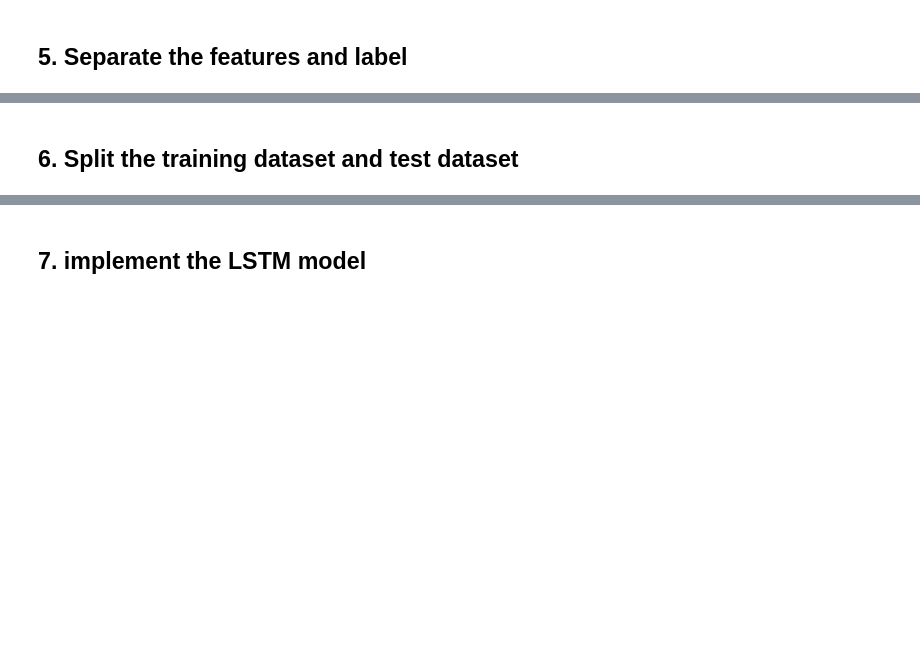
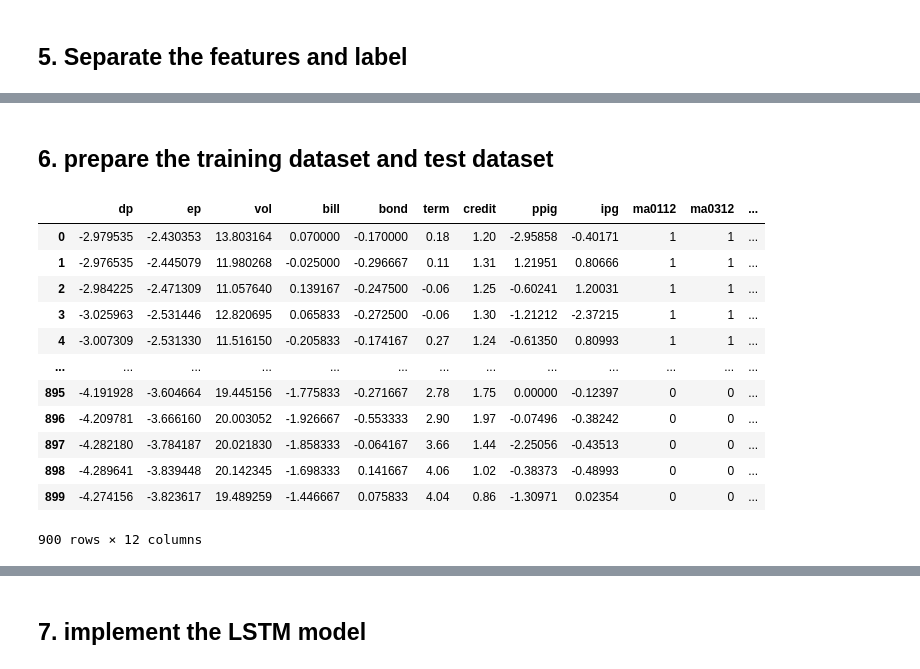
Before and after one commit to wuziqin/wuziqin, a Jupyter notebook: LSTM(07_06_21).ipynb, the cells around one changed output, grey strips where cells are left out. Cells and saved outputs as stored; diff of their text form; code cells hidden in the pictures; blank space fills up the shorter version.

```diff
--- a/LSTM(07_06_21).ipynb
+++ b/LSTM(07_06_21).ipynb
@@ -275,5 +337,5 @@ y = pd.DataFrame(y)
 
 
 
-## 6.   Split the training dataset and test dataset
+## 6.   prepare the training dataset and test dataset
 # %%
@@ -284,0 +347,16 @@ test_y=y.iloc[900:,:]
+# %%
+train_x
+# %% [output]
+|  | dp | ep | vol | bill | bond | term | credit | ppig | ipg | ma0112 | ma0312 | ... |
+| 0 | -2.979535 | -2.430353 | 13.803164 | 0.070000 | -0.170000 | 0.18 | 1.20 | -2.95858 | -0.40171 | 1 | 1 | ... |
+| 1 | -2.976535 | -2.445079 | 11.980268 | -0.025000 | -0.296667 | 0.11 | 1.31 | 1.21951 | 0.80666 | 1 | 1 | ... |
+| 2 | -2.984225 | -2.471309 | 11.057640 | 0.139167 | -0.247500 | -0.06 | 1.25 | -0.60241 | 1.20031 | 1 | 1 | ... |
+| 3 | -3.025963 | -2.531446 | 12.820695 | 0.065833 | -0.272500 | -0.06 | 1.30 | -1.21212 | -2.37215 | 1 | 1 | ... |
+| 4 | -3.007309 | -2.531330 | 11.516150 | -0.205833 | -0.174167 | 0.27 | 1.24 | -0.61350 | 0.80993 | 1 | 1 | ... |
+| ... | ... | ... | ... | ... | ... | ... | ... | ... | ... | ... | ... | ... |
+| 895 | -4.191928 | -3.604664 | 19.445156 | -1.775833 | -0.271667 | 2.78 | 1.75 | 0.00000 | -0.12397 | 0 | 0 | ... |
+| 896 | -4.209781 | -3.666160 | 20.003052 | -1.926667 | -0.553333 | 2.90 | 1.97 | -0.07496 | -0.38242 | 0 | 0 | ... |
+| 897 | -4.282180 | -3.784187 | 20.021830 | -1.858333 | -0.064167 | 3.66 | 1.44 | -2.25056 | -0.43513 | 0 | 0 | ... |
+| 898 | -4.289641 | -3.839448 | 20.142345 | -1.698333 | 0.141667 | 4.06 | 1.02 | -0.38373 | -0.48993 | 0 | 0 | ... |
+| 899 | -4.274156 | -3.823617 | 19.489259 | -1.446667 | 0.075833 | 4.04 | 0.86 | -1.30971 | 0.02354 | 0 | 0 | ... |
+900 rows × 12 columns
```
Also changed, not shown: parts of 39 cells of this notebook.
